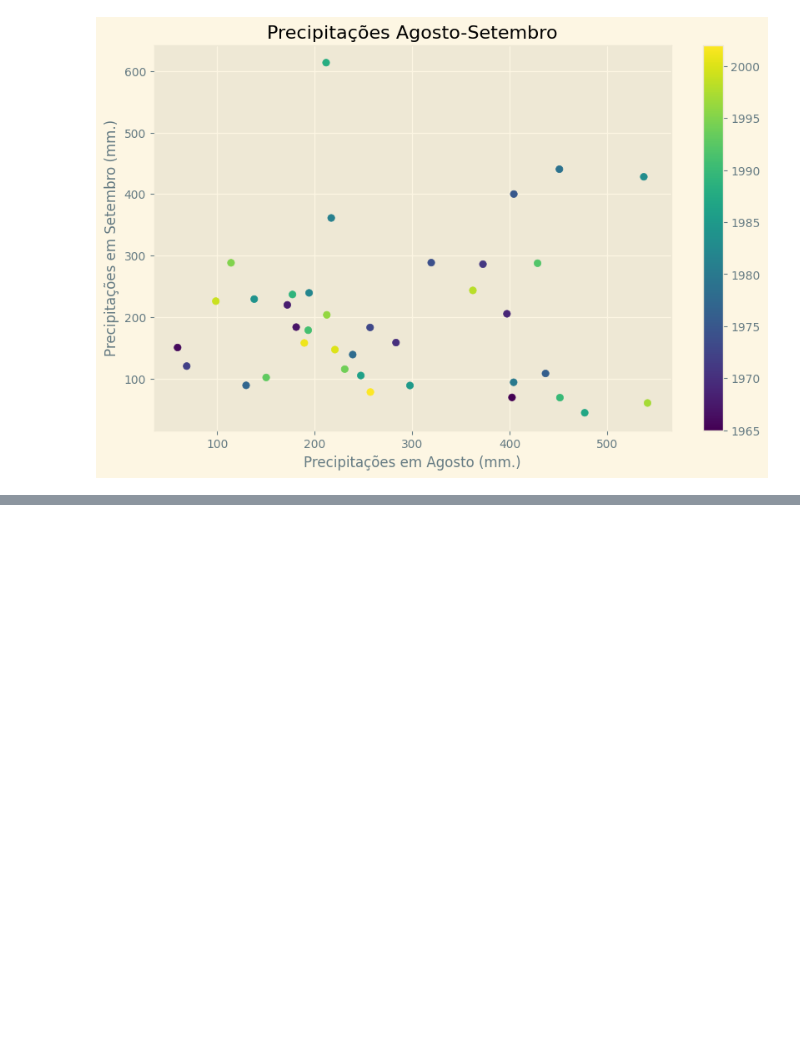
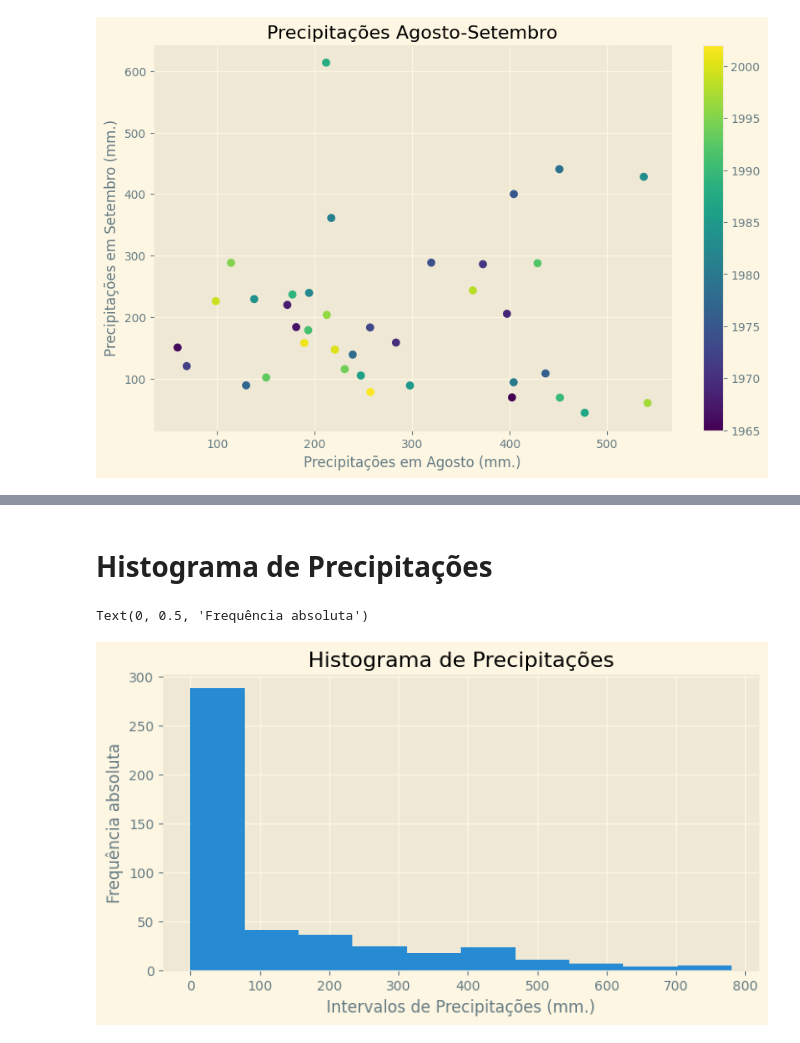
Before and after one commit to nikarcosta/precipitation-data, a Jupyter notebook: precipitation_analysis.ipynb, the cells around one changed output, grey strips where cells are left out. Drawn from its saved outputs; the diff is of its cells as text; code cells hidden in the pictures; blank space fills up the shorter version.

```diff
--- a/precipitation_analysis.ipynb
+++ b/precipitation_analysis.ipynb
@@ -97,0 +110,11 @@ Text(0, 0.5, 'Precipitações em Setembro (mm.)')
+# %% [markdown]
+# Histograma de Precipitações
+# %%
+fig, ax = plt.subplots(figsize=(8,4))
+ax.hist(df_precipitation.values.flatten(), bins=10)
+ax.set_title('Histograma de Precipitações')
+ax.set_xlabel('Intervalos de Precipitações (mm.)')
+ax.set_ylabel('Frequência absoluta')
+# %% [output]
+Text(0, 0.5, 'Frequência absoluta')
+[figure, added]
```
Also changed, not shown: parts of 4 cells of this notebook.
